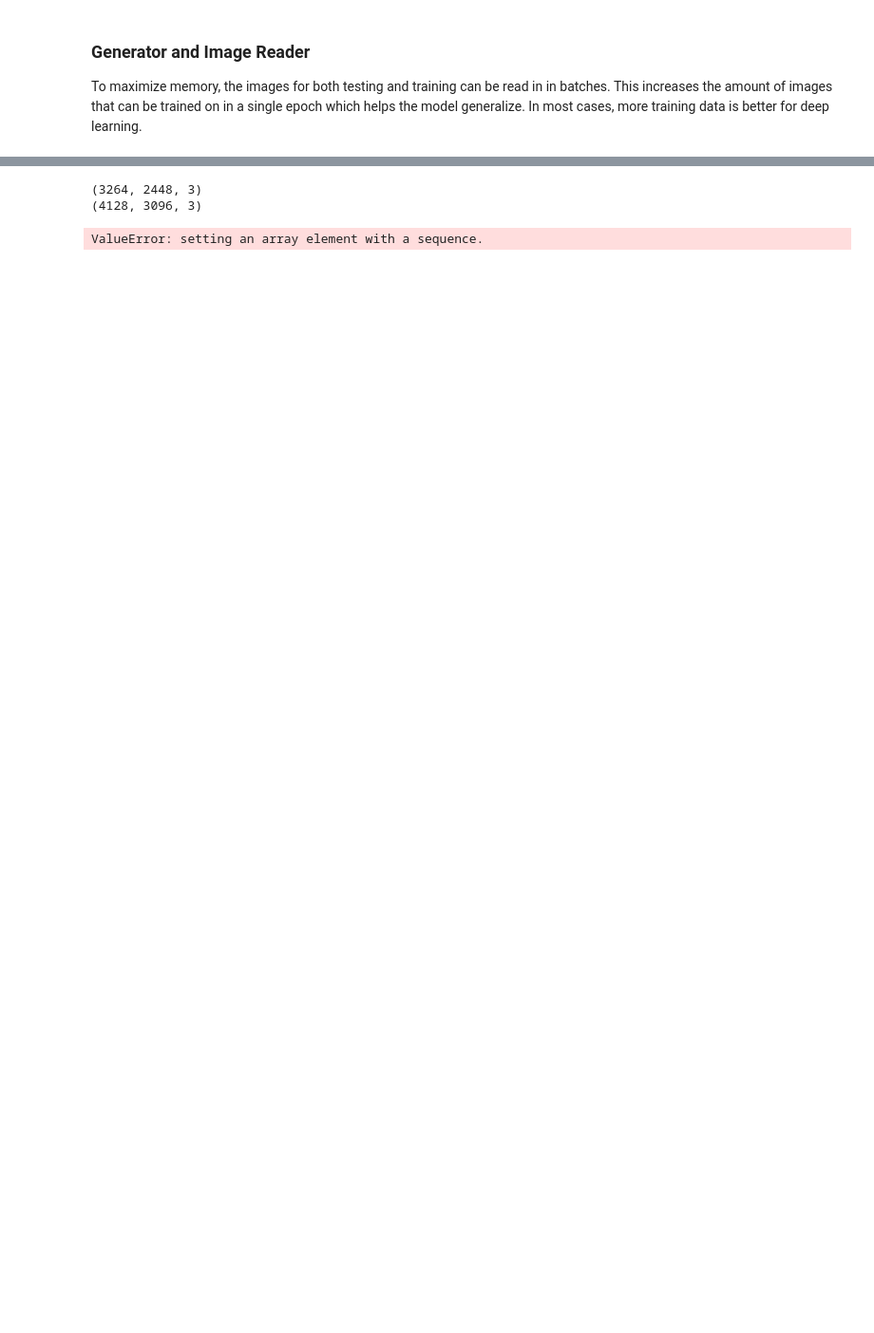
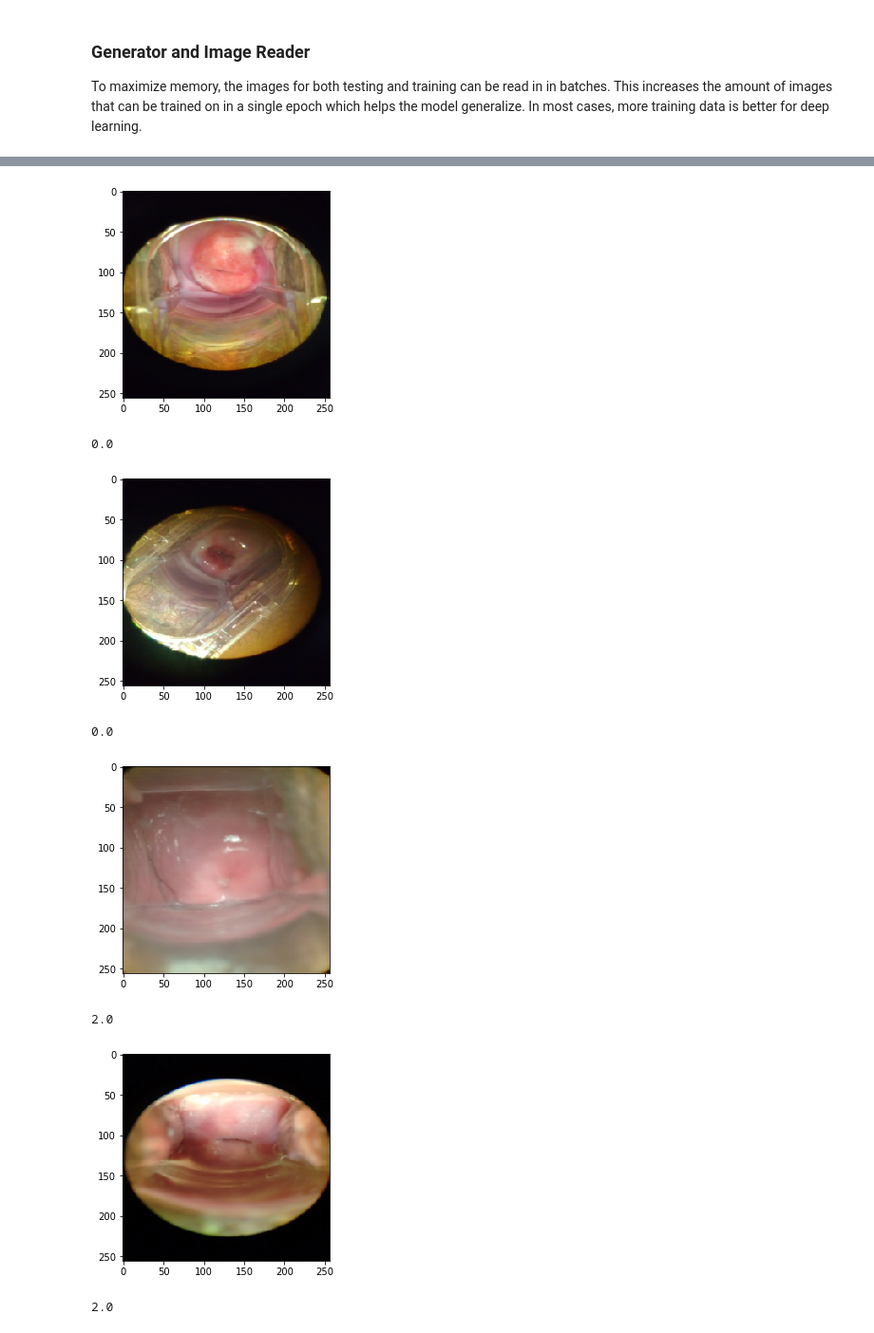
Before and after one commit to grantsrb/kaggle-cervical_cancer_screening, a Jupyter notebook: cervical_classification.ipynb, the cells around one changed output, grey strips where cells are left out. Shown: that part at 95% size. Cells and saved outputs as stored; diff of their text form; code cells hidden in the pictures; blank space fills up the shorter version.

Commit message:
update function documentation, fix augmentation mistakes

```diff
--- a/cervical_classification.ipynb
+++ b/cervical_classification.ipynb
@@ -16,10 +16,12 @@ from sklearn.utils import shuffle
 import scipy.misc as sci
 import time
 from PIL import Image
+import random
+import scipy.ndimage.interpolation as scizoom
 
 %matplotlib inline
 
-def show_img(img):
+def show(img):
     plt.imshow(img)
     plt.show()
 # %% [markdown]
@@ -149,0 +225,15 @@ save_paths('valid_set.csv', X_valid_paths, y_valid)
+# %%
+def get_split_data(file_name):
+    paths = []
+    labels = []
+    with open(file_name, 'r') as f:
+        for line in f:
+            split_line = line.strip().split(',')
+            paths.append(split_line[0])
+            labels.append(split_line[1])
+    return paths,labels
+# %%
+X_train_paths, y_train = get_split_data('train_set.csv')
+X_valid_paths, y_valid = get_split_data('valid_set.csv')
+print("Number of Training Samples: " + str(len(y_train)))
+print("Number of Validation Samples: " + str(len(y_valid)))
@@ -150,20 +243,3 @@ save_paths('valid_set.csv', X_valid_paths, y_valid)
 # %% [markdown]
 ### Generator and Image Reader
 To maximize memory, the images for both testing and training can be read in in batches. This increases the amount of images that can be trained on in a single epoch which helps the model generalize. In most cases, more training data is better for deep learning.
-# %%
-def convert_images(paths,resize_dims=None):
-    images = []
-    for path in paths:
-        img = mpimg.imread(path).astype(np.float32)
-        print(img.shape)
-        if resize_dims:
-            img = sci.imresize(img, resize_dims)
-        images.append(img)
-    return np.array(images, dtype=np.float32)
-
-def image_generator(paths, labels, batch_size, resize_dims=None):
-    while True:
-        for batch in range(0,len(paths),batch_size):
-            image_batch = convert_images(paths[batch:batch+batch_size])
-            label_batch = labels[batch:batch+batch_size]
-            yield image_batch, label_batch
@@ -174,10 +326,17 @@ The cervical images are of different sizes. I'm currently unsure of image is req
 # %%
-image_gen = image_generator(image_paths[:10], labels[:10], 2)
+image_gen = image_generator(X_train_paths[:10], y_train[:10], 2,randomly_augment=True)
+
 for i in range(5):
     imgs, labels = next(image_gen)
-    show_img(imgs[0])
+    imgs = imgs.astype(np.uint8)
+    show(imgs[0])
     print(labels[0])
 # %% [output]
+[figure, added]
-(3264, 2448, 3)
-(4128, 3096, 3)
+0.0
+[figure, added]
-ValueError: setting an array element with a sequence.
+0.0
+[figure, added]
+2.0
+[figure, added]
+2.0
```
Also changed, not shown: parts of 15 cells of this notebook.
